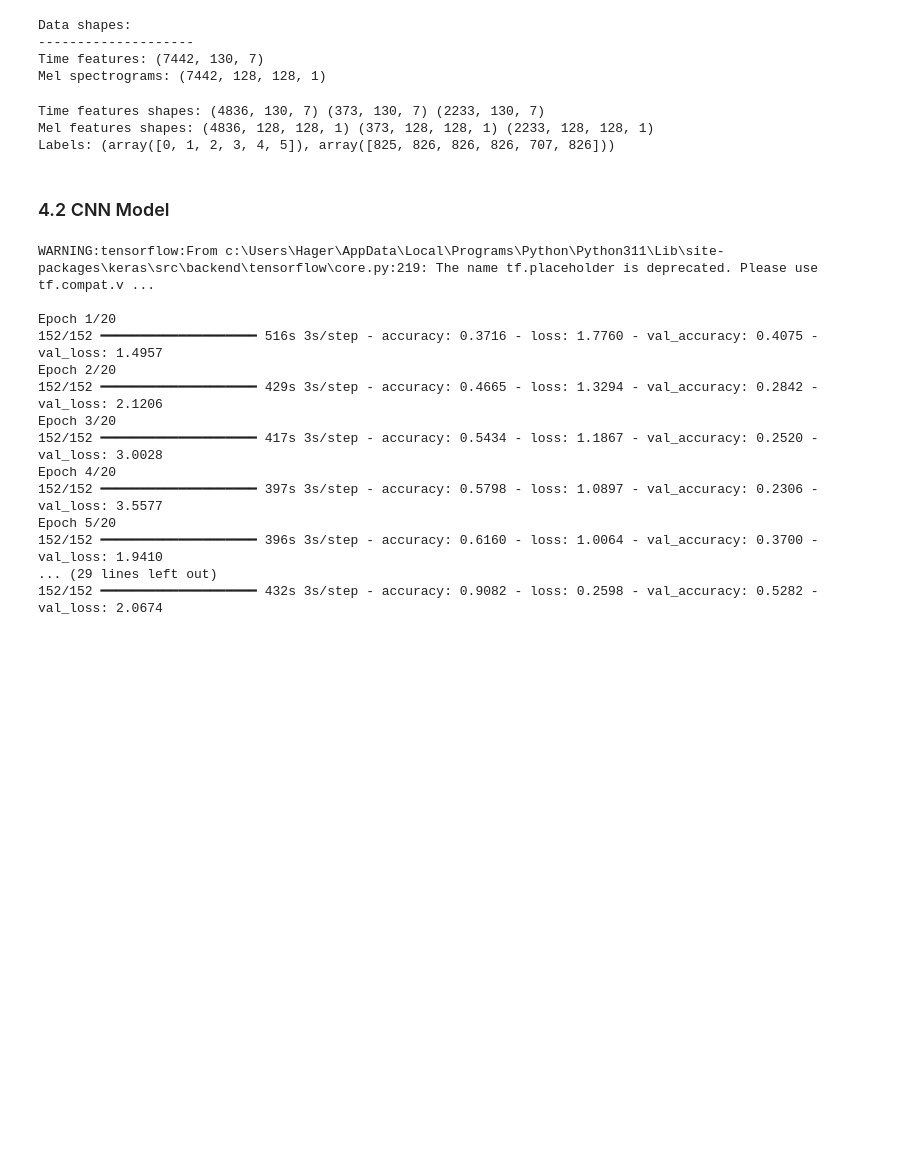
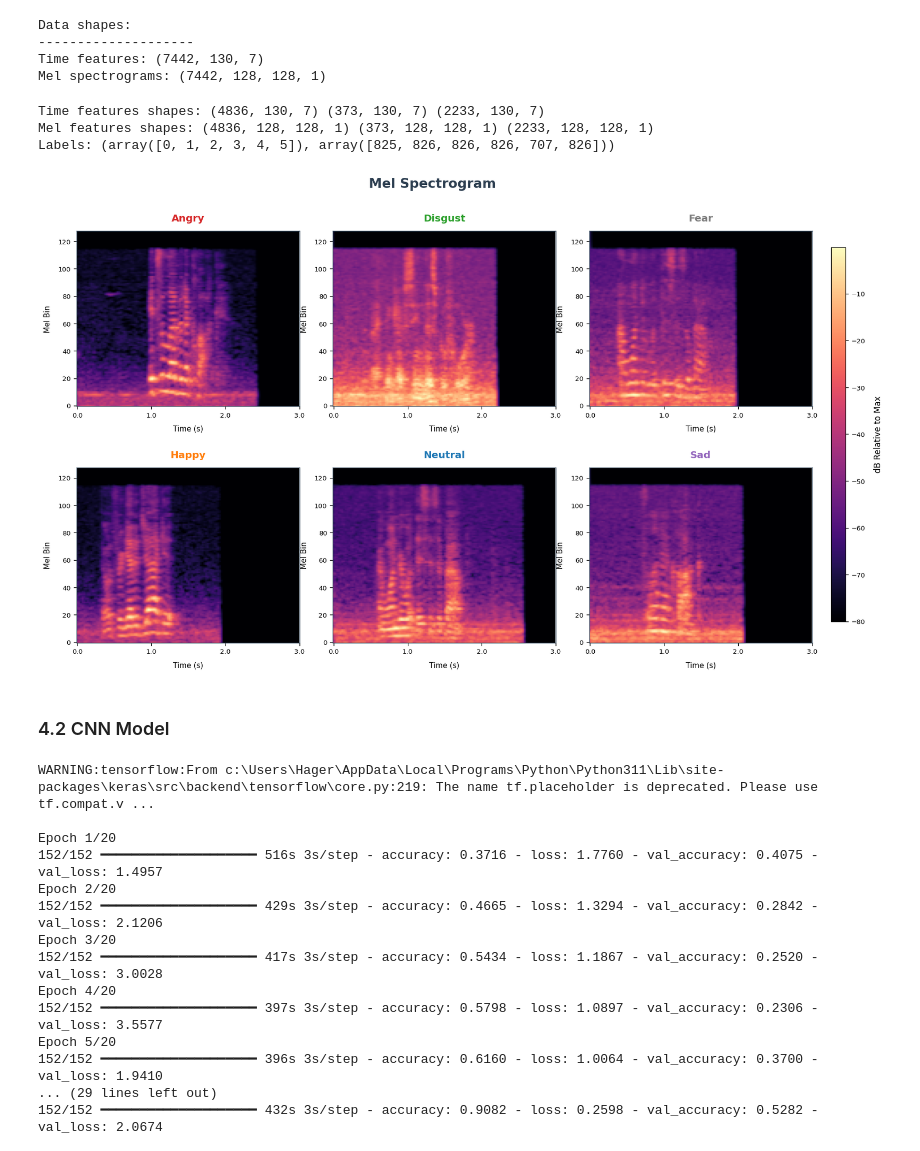
Before and after one commit to RanaMohamed6720/Speech-Emotion-Recognition, a Jupyter notebook: speech_emotion_recognition.ipynb, the cells around one changed output. Cells and saved outputs as stored; diff of their text form; code cells hidden in the pictures; blank space fills up the shorter version.

Commit message:
mel spectro visualizations

```diff
--- a/speech_emotion_recognition.ipynb
+++ b/speech_emotion_recognition.ipynb
@@ -343,6 +411,10 @@ print("Labels:", np.unique(y_train, return_counts=True))
 Time features shapes: (4836, 130, 7) (373, 130, 7) (2233, 130, 7)
 Mel features shapes: (4836, 128, 128, 1) (373, 128, 128, 1) (2233, 128, 128, 1)
 Labels: (array([0, 1, 2, 3, 4, 5]), array([825, 826, 826, 826, 707, 826]))
+# %%
+data_loader.plot_mel_spectrograms()
+# %% [output]
+[figure, added]
 # %% [markdown]
 ### 4.2 CNN Model
 # %%
```
Also changed, not shown: parts of 3 cells of this notebook.
